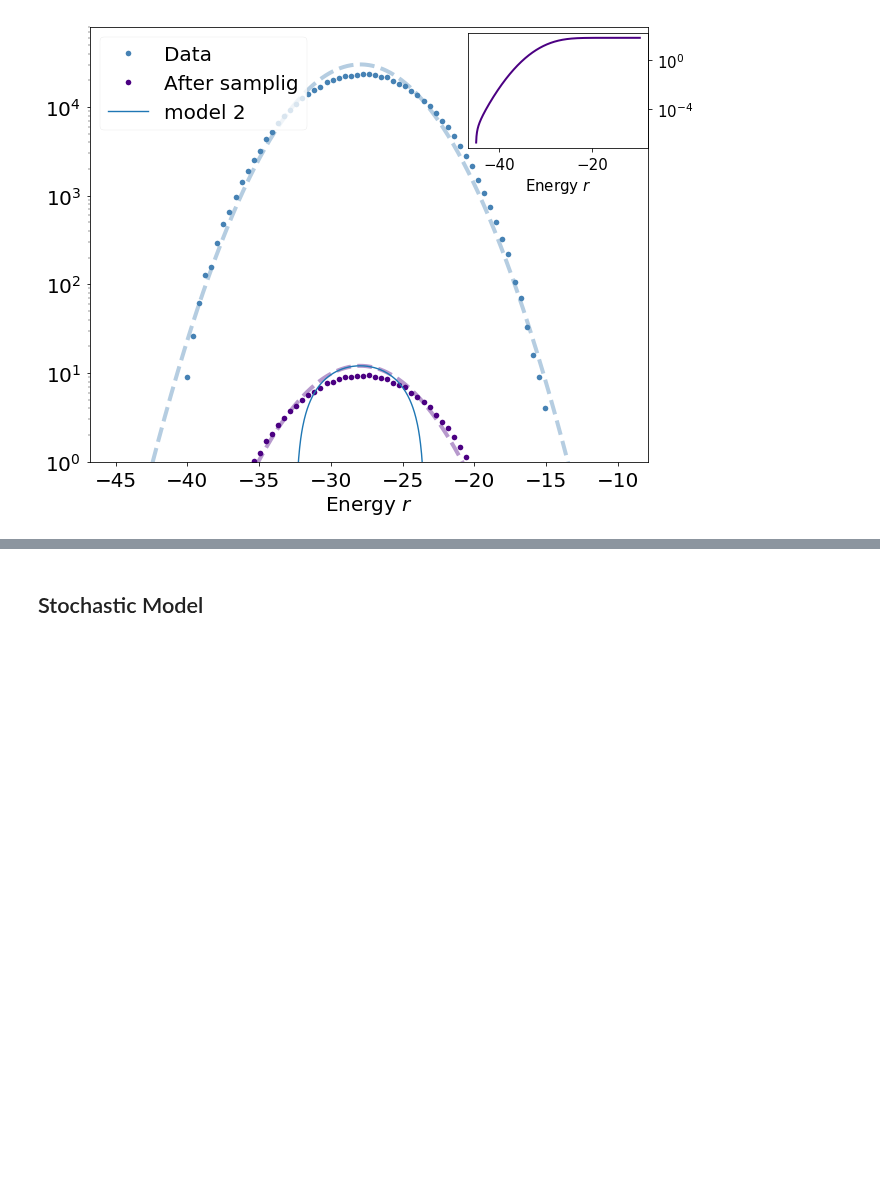
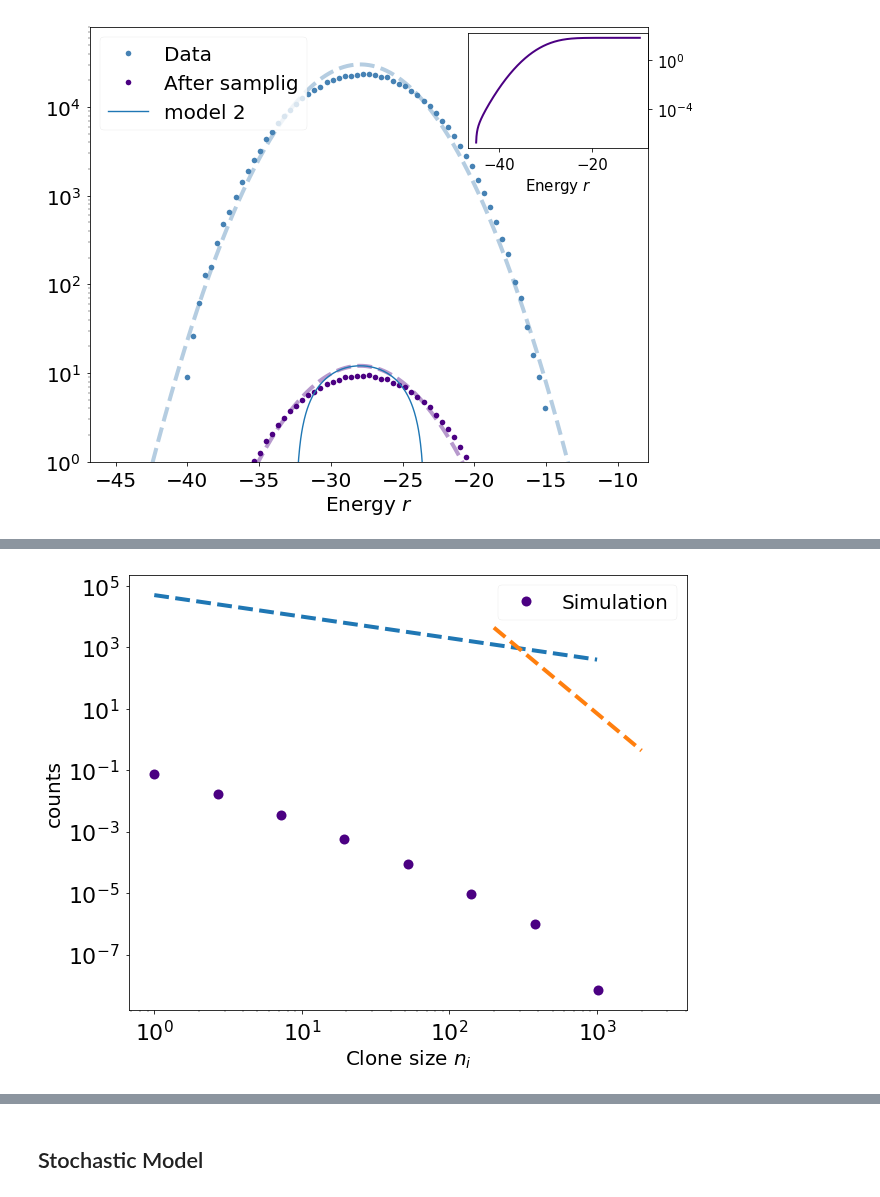
Before and after one commit to betoto008/Affinity_maturation, a Jupyter notebook: Jupyter_Notebooks/Stochastic_simulation_ensemble.ipynb, the cells around one changed output, grey strips where cells are left out. Saved outputs shown, nothing was run; the diff lists cells and outputs as text; code cells hidden in the pictures; blank space fills up the shorter version.

```diff
--- a/Jupyter_Notebooks/Stochastic_simulation_ensemble.ipynb
+++ b/Jupyter_Notebooks/Stochastic_simulation_ensemble.ipynb
@@ -143,0 +123,10 @@ fig.savefig('../Figures/Entropy_ensemble.png')
+# %%
+fig, ax = plt.subplots(1, 1, figsize = (10,8))
+n_bins = 10
+plot_size_distribution_ensemble_deterministic(T = T, dt = dt, n_bins = n_bins, density = True, popt = popt, ax = ax)
+ax.plot(np.linspace(1, 1e3, 100), 5e4*np.linspace(1, 1e3, 100)**(-.7), linewidth = 4, linestyle = 'dashed')
+ax.plot(np.linspace(2e2, 2e3, 100), 7e12*np.linspace(2e2, 2e3, 100)**(-4), linewidth = 4, linestyle = 'dashed')
+ax.set_yscale('log')
+fig.savefig('../Figures/Linage_size_distribution.png')
+# %% [output]
+[figure, added]
```
Also changed, not shown: parts of 6 cells of this notebook, 23 other files.
